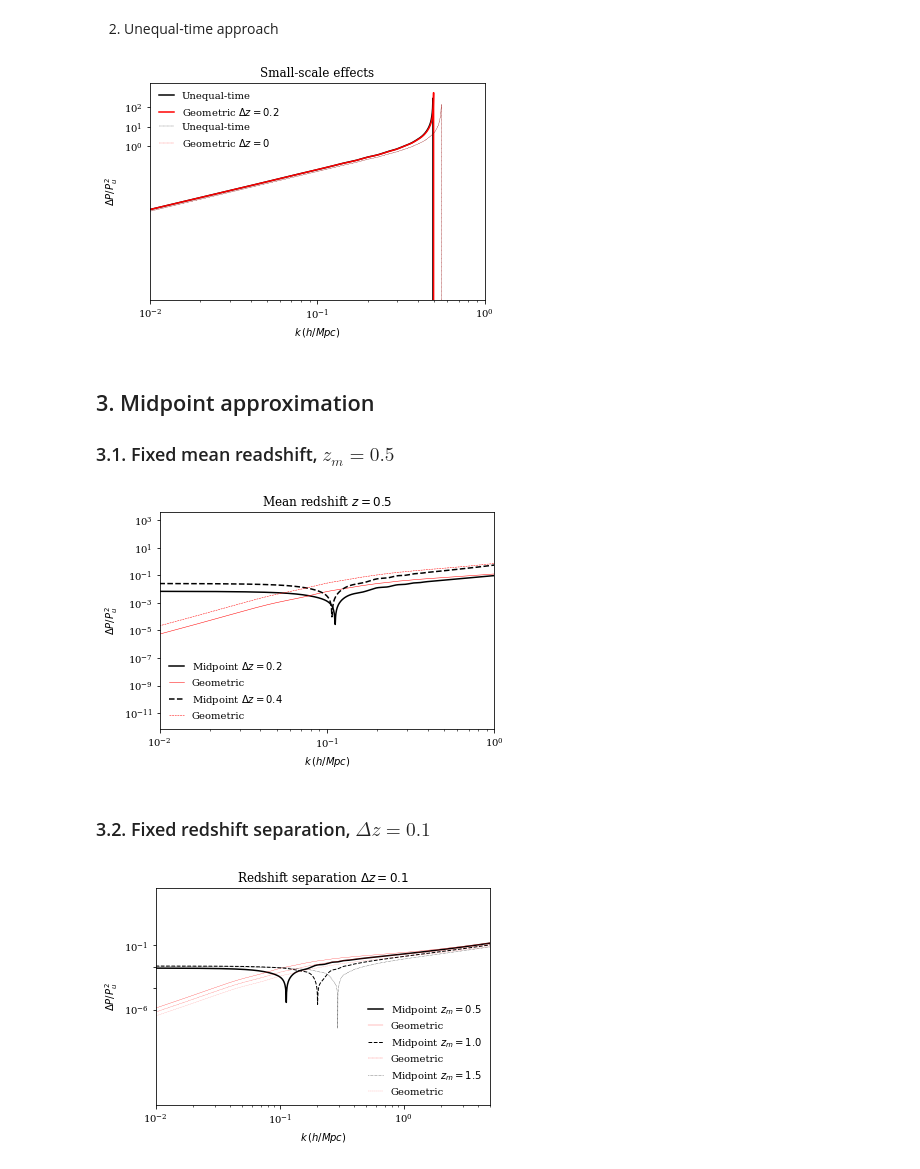
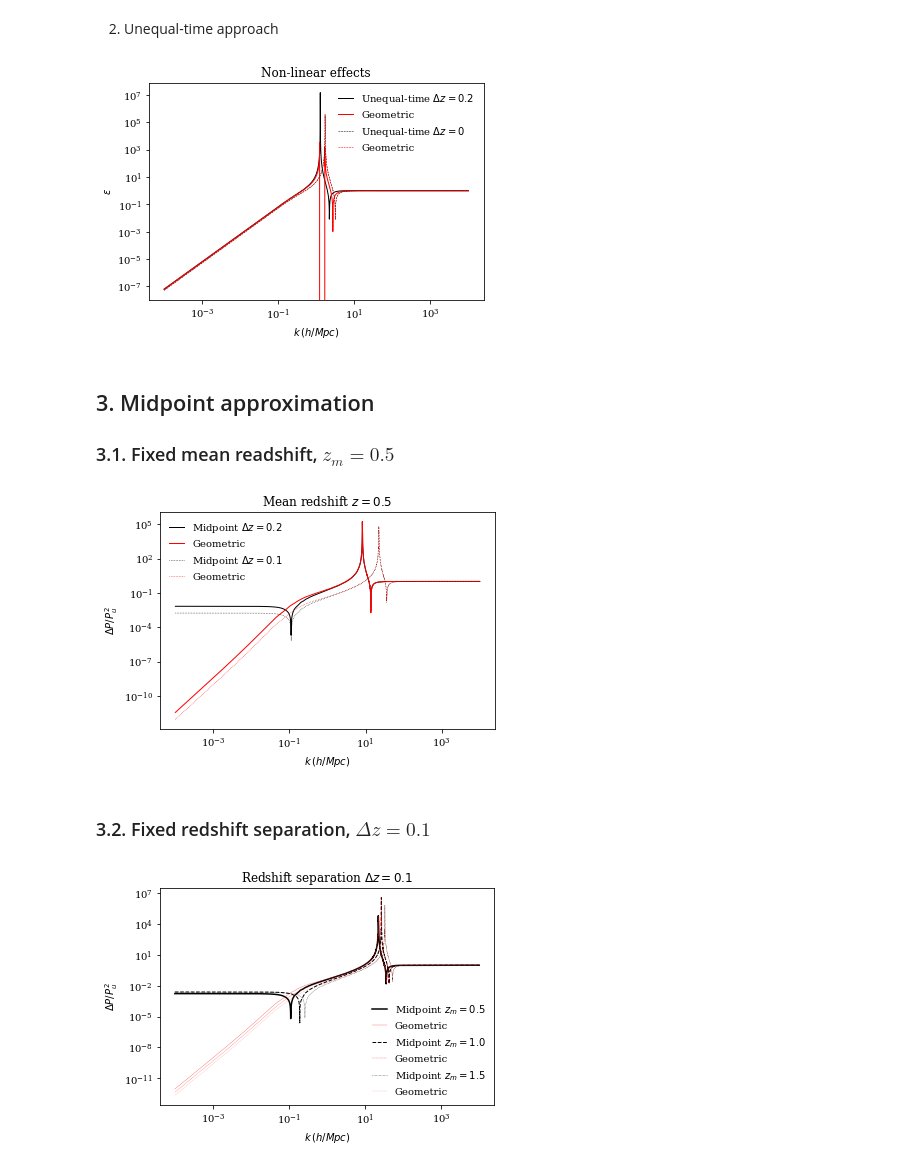
Before and after one commit to Lucia-Fonseca/unequalpy, a Jupyter notebook: analysis/nonlinear_time_effects.ipynb, the cells around one changed output. Saved outputs shown, nothing was run; the diff lists cells and outputs as text; code cells hidden in the pictures.

```diff
--- a/analysis/nonlinear_time_effects.ipynb
+++ b/analysis/nonlinear_time_effects.ipynb
@@ -75 +71,4 @@ puetc_spt2 = Puetc2(k, gzm, gzp, powerk)
+# %%
+pgeom_spt2 = Petc(k, gzm, powerk)[:, None] * Petc(k, gzp, powerk)[None, :]
+puetc_spt2 = Puetc(k, gzm, gzp, powerk)**2
 # %%
@@ -82,3 +78,6 @@ puetc_eft2 = Puetc2(k, gzm, gzp, powerk, czm, czp, model='eft')
+# %%
+pgeom_eft2 = Petc(k, gzm, powerk, czm, model='eft')[:, None] * Petc(k, gzp, powerk, czp, model='eft')[None, :]
+puetc_eft2 = Puetc(k, gzm, gzp, powerk, czm, czp, model='eft')**2
 # %%
 dpef = [error(pgeom_eft2[i][i], puetc_eft2[i][i], puetc_eft2[i][i]) for i in range(3)]
 # %%
@@ -111,24 +111,25 @@ dp_geom = [error(pgeom_spt2[i][i], pgeom_eft2[i][i], pgeom_eft2[i][i]) for i in
 # %%
 dp_uetc = [error(puetc_spt2[i][i], puetc_eft2[i][i], puetc_eft2[i][i]) for i in range(3)]
 # %%
-plt.plot(k, dp_uetc[2], 'k', label = 'Unequal-time')
-plt.plot(k, dp_geom[2], 'r', label = 'Geometric $\Delta z = 0.2$')
-plt.plot(k, dp_uetc[0], '--k', label = 'Unequal-time', lw=0.25)
-plt.plot(k, dp_geom[0], '--r', label = 'Geometric $\Delta z = 0$', lw=0.25)
+plt.plot(k, dp_uetc[2], 'k', label = 'Unequal-time $\Delta z = 0.2$', lw=1)
+plt.plot(k, dp_geom[2], 'r', label = 'Geometric', lw=1)
+plt.plot(k, dp_uetc[0], '--k', label = 'Unequal-time $\Delta z = 0$', lw=0.5)
+plt.plot(k, dp_geom[0], '--r', label = 'Geometric', lw=0.5)
 
 plt.xscale('log')
 plt.yscale('log')
-plt.xlim((1e-2,1e0))
+# plt.xlim((1e-2,1e0))
 plt.xlabel('$k\, (h/Mpc)$')
-plt.ylabel('$\Delta P / P^2_u$')
+plt.ylabel('$\epsilon$')
 
-plt.yticks(np.logspace(0,2, 3))
-plt.title("Small-scale effects")
+# plt.yticks(np.logspace(0,2, 3))
+plt.title("Non-linear effects")
 plt.legend(frameon=False);
+# plt.savefig('plots/nonlinear_effects.pdf')
 
 plt.show()
 # %% [output]
-[figure, old version]
+[figure, new version]
 # %% [markdown]
 ## 3. Midpoint approximation
 
@@ -146,22 +145,22 @@ dpm = [error(pmid_spt2, puetc_spt2[i][i], puetc_spt2[i][i]) for i in range(5)]
 # %%
-plt.plot(k, dpm[2], 'k', label = 'Midpoint $\Delta z = 0.2$')
-plt.plot(k, dp[2], 'r', label = 'Geometric', lw=0.5)
-plt.plot(k, dpm[4], '--k', label = 'Midpoint $\Delta z = 0.4$')
-plt.plot(k, dp[4], '--r', label = 'Geometric', lw=0.5)
+plt.plot(k, dpmz[2], 'k', label = 'Midpoint $\Delta z = 0.2$', lw=1)
+plt.plot(k, dpz[2], 'r', label = 'Geometric', lw=1)
+plt.plot(k, dpmz[1], ':k', label = 'Midpoint $\Delta z = 0.1$', lw=0.6)
+plt.plot(k, dpz[1], ':r', label = 'Geometric', lw=0.6)
 
 plt.xscale('log')
 plt.yscale('log')
-plt.xlim((1e-2,1e0))
+# plt.ylim((-1e-2,1e1))
 plt.xlabel('$k\, (h/Mpc)$')
 plt.ylabel('$\Delta P / P^2_u$')
 
 
 plt.title("Mean redshift $z=0.5$")
 plt.legend(frameon=False);
-
+# plt.savefig('plots/midpoint_zm.pdf')
 plt.show()
 # %% [output]
-[figure, old version]
+[figure, new version]
 # %% [markdown]
 ### 3.2. Fixed redshift separation, $\Delta z = 0.1$
 # %%
@@ -180,21 +179,22 @@ dpm = [error(pmid_spt2[i][i], puetc_spt2[i][i], puetc_spt2[i][i]) for i in range
 # %%
-plt.plot(k, dpm[0], 'k', label = 'Midpoint $z_m = 0.5$')
-plt.plot(k, dp[0], 'r', label = 'Geometric', lw=0.25)
-plt.plot(k, dpm[1], '--k', label = 'Midpoint $z_m = 1.0$', lw=1)
-plt.plot(k, dp[1], '--r', label = 'Geometric', lw=0.25)
-plt.plot(k, dpm[2], ':k', label = 'Midpoint $z_m = 1.5$', lw=0.5)
-plt.plot(k, dp[2], ':r', label = 'Geometric', lw=0.25)
+plt.plot(k, dpmdz[0], 'k', label = 'Midpoint $z_m = 0.5$')
+plt.plot(k, dpdz[0], 'r', label = 'Geometric', lw=0.25)
+plt.plot(k, dpmdz[1], '--k', label = 'Midpoint $z_m = 1.0$', lw=1)
+plt.plot(k, dpdz[1], '--r', label = 'Geometric', lw=0.25)
+plt.plot(k, dpmdz[2], ':k', label = 'Midpoint $z_m = 1.5$', lw=0.5)
+plt.plot(k, dpdz[2], ':r', label = 'Geometric', lw=0.25)
 
 plt.xscale('log')
 plt.yscale('log')
-plt.xlim((1e-2,5e0))
+# plt.xlim((1e-2,5e0))
 plt.xlabel('$k\, (h/Mpc)$')
 plt.ylabel('$\Delta P / P^2_u$')
 
-plt.yticks(np.logspace(-6,-1, 4))
+# plt.yticks(np.logspace(-6,-1, 4))
 plt.title("Redshift separation $\Delta z=0.1$")
 plt.legend(frameon=False);
+# plt.savefig('plots/midpoint_dz.pdf')
 
 plt.show()
 # %% [output]
-[figure, old version]
+[figure, new version]
```
Also changed, not shown: parts of 13 cells of this notebook, 1 other file.
